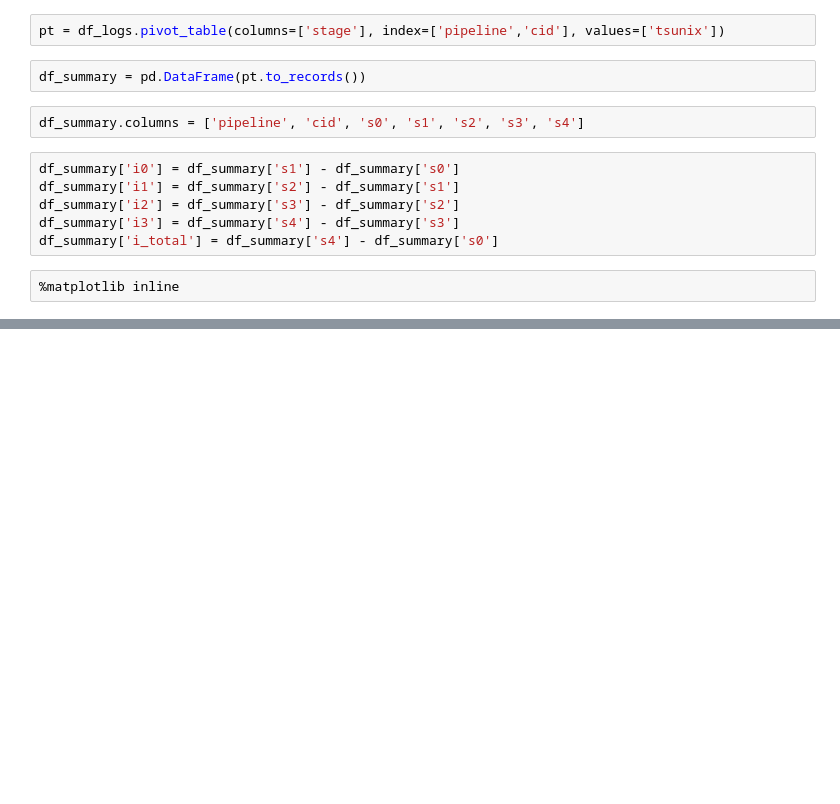
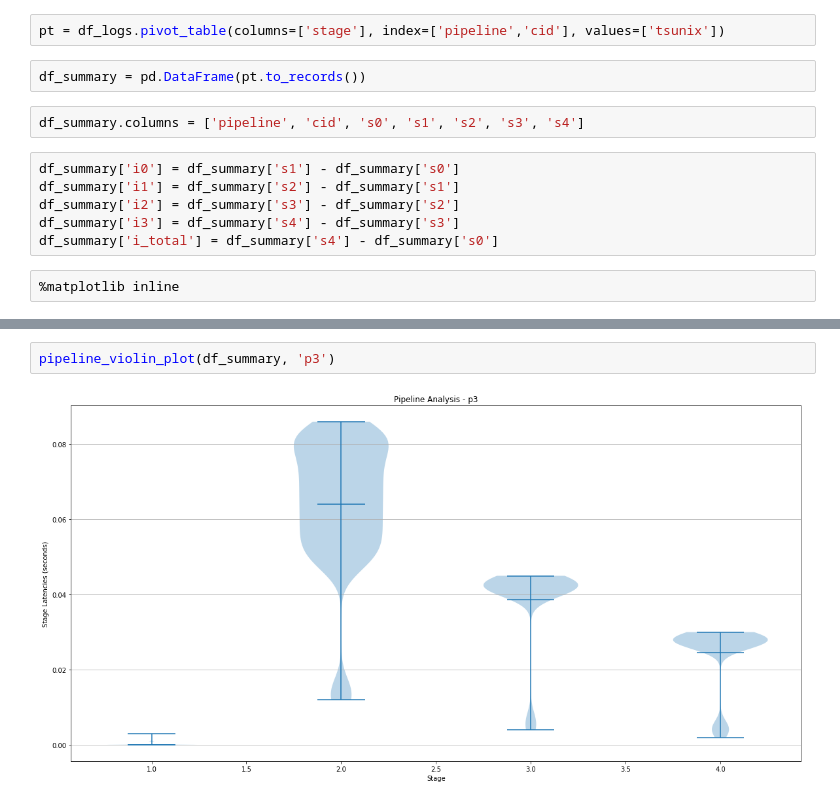
Before and after one commit to saboyle/python-nats-pipeline-exploration, a Jupyter notebook: Log Analysis.ipynb, the cells around one changed output, grey strips where cells are left out. Saved outputs shown, nothing was run; the diff lists cells and outputs as text; blank space fills up the shorter version.

```diff
--- a/Log Analysis.ipynb
+++ b/Log Analysis.ipynb
@@ -93,0 +87,4 @@ pipeline_violin_plot(df_summary, 'p1')
+# %%
+pipeline_violin_plot(df_summary, 'p3')
+# %% [output]
+[figure, added]
```
Also changed, not shown: parts of 11 cells of this notebook.
